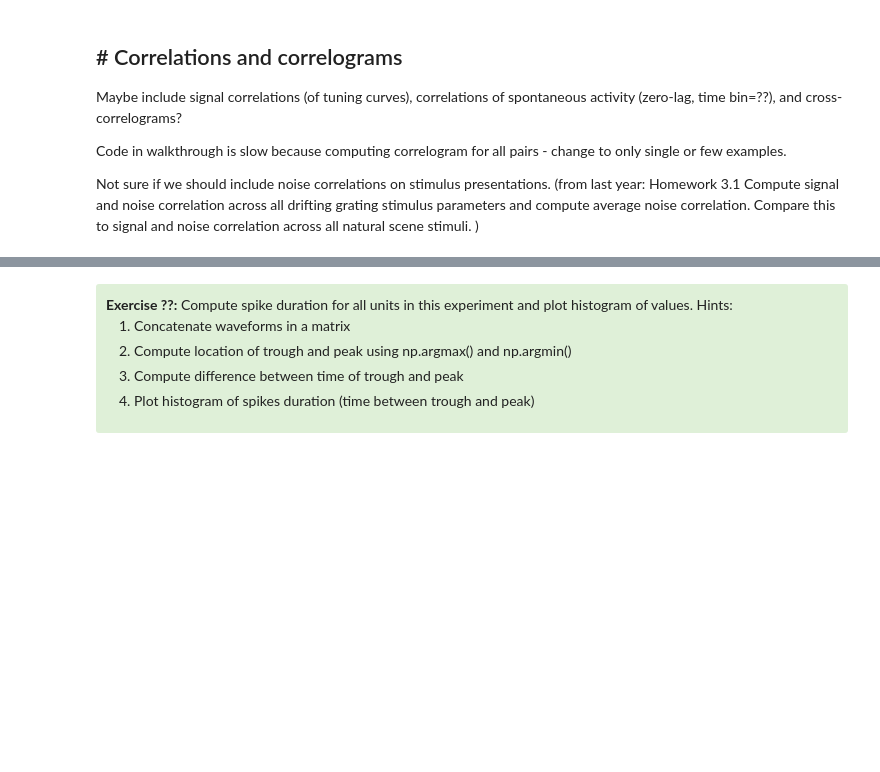
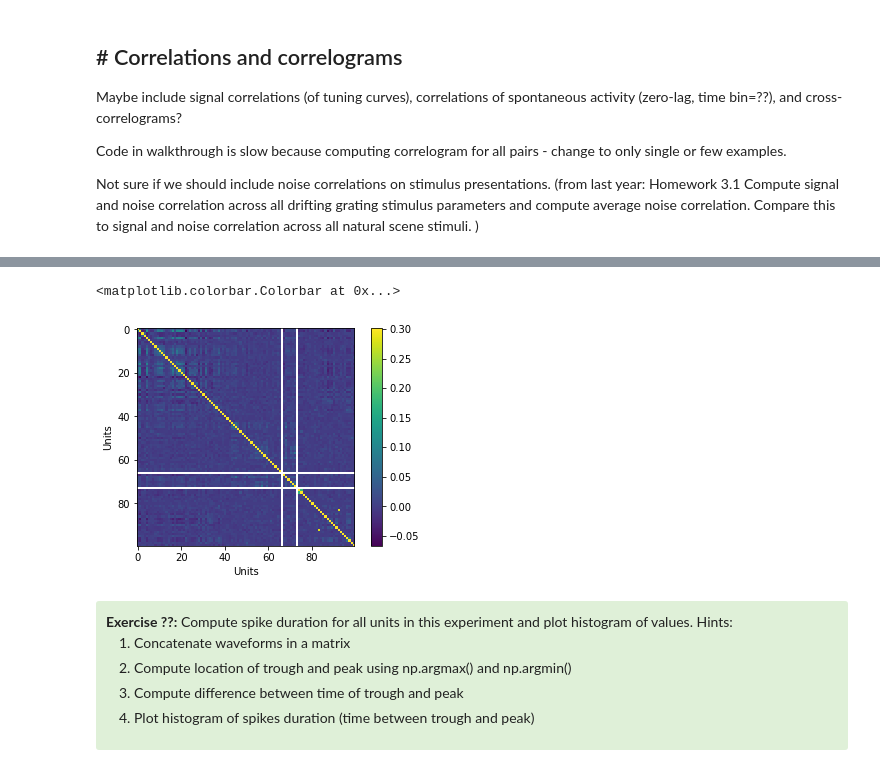
Before and after one commit to AllenInstitute/SWDB_2019, a Jupyter notebook: DynamicBrain/Neuropixels_exercises.ipynb, the cells around one changed output, grey strips where cells are left out. Drawn from its saved outputs; the diff is of its cells as text; code cells hidden in the pictures; blank space fills up the shorter version.

```diff
--- a/DynamicBrain/Neuropixels_exercises.ipynb
+++ b/DynamicBrain/Neuropixels_exercises.ipynb
@@ -236,3 +283,31 @@ Not sure if we should include noise correlations on stimulus presentations. (fro
+# %%
+# compute the whole correlation matrix (this could take a while)
+# current version of the code would compute it only for 100 units
+
+# this is the full matrix of correlations, for now it is in zeros
+correlations = np.zeros((num_units, num_units))
+
+units_to_show=100
+
+for ii in range(units_to_show):
+     for jj in range(units_to_show):
+        # normalize spike trains before computation
+        spike_train_1=spike_counts[:, ii]
+        spike_train_2=spike_counts[:, jj]
+        # we will compute only linear correlations
+        correlations[ii, jj] = stats.pearsonr(spike_train_1, spike_train_2)[0]
+# %%
+# plot correlation matrix with log10
+# some units could be silent -> then there are no correlations
+
+fig, ax = plt.subplots()
+plt.imshow(np.log10(correlations[0:units_to_show,0:units_to_show]+1))
+plt.xlabel('Units')
+plt.ylabel('Units')
+plt.colorbar()
+# %% [output]
+<matplotlib.colorbar.Colorbar at 0x...>
+[figure, added]
 # %% [markdown]
 <div style="background: #DFF0D8; border-radius: 3px; padding: 10px;">
 <b>Exercise ??:</b> Compute spike duration for all units in this experiment and plot histogram of values.
```
Also changed, not shown: parts of 7 cells of this notebook.
